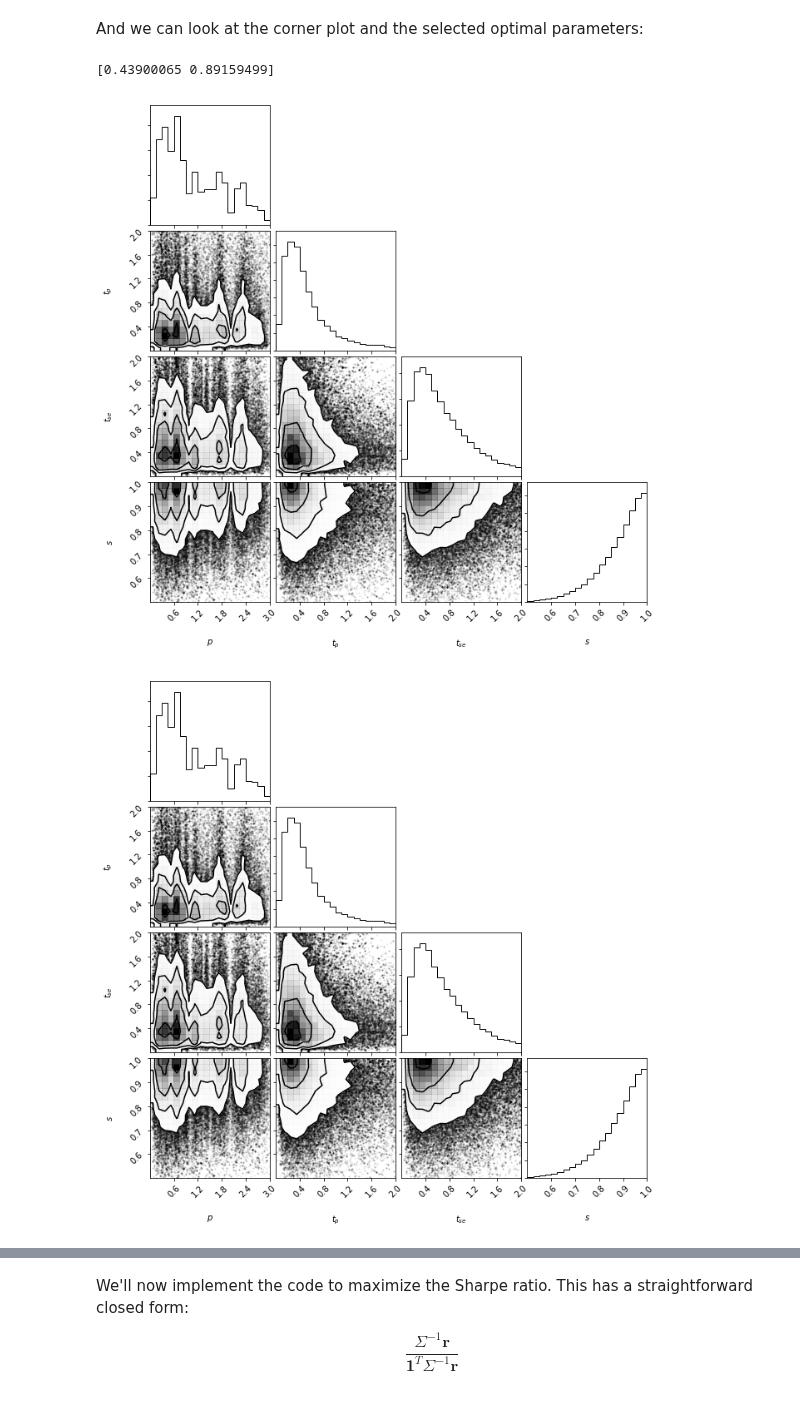
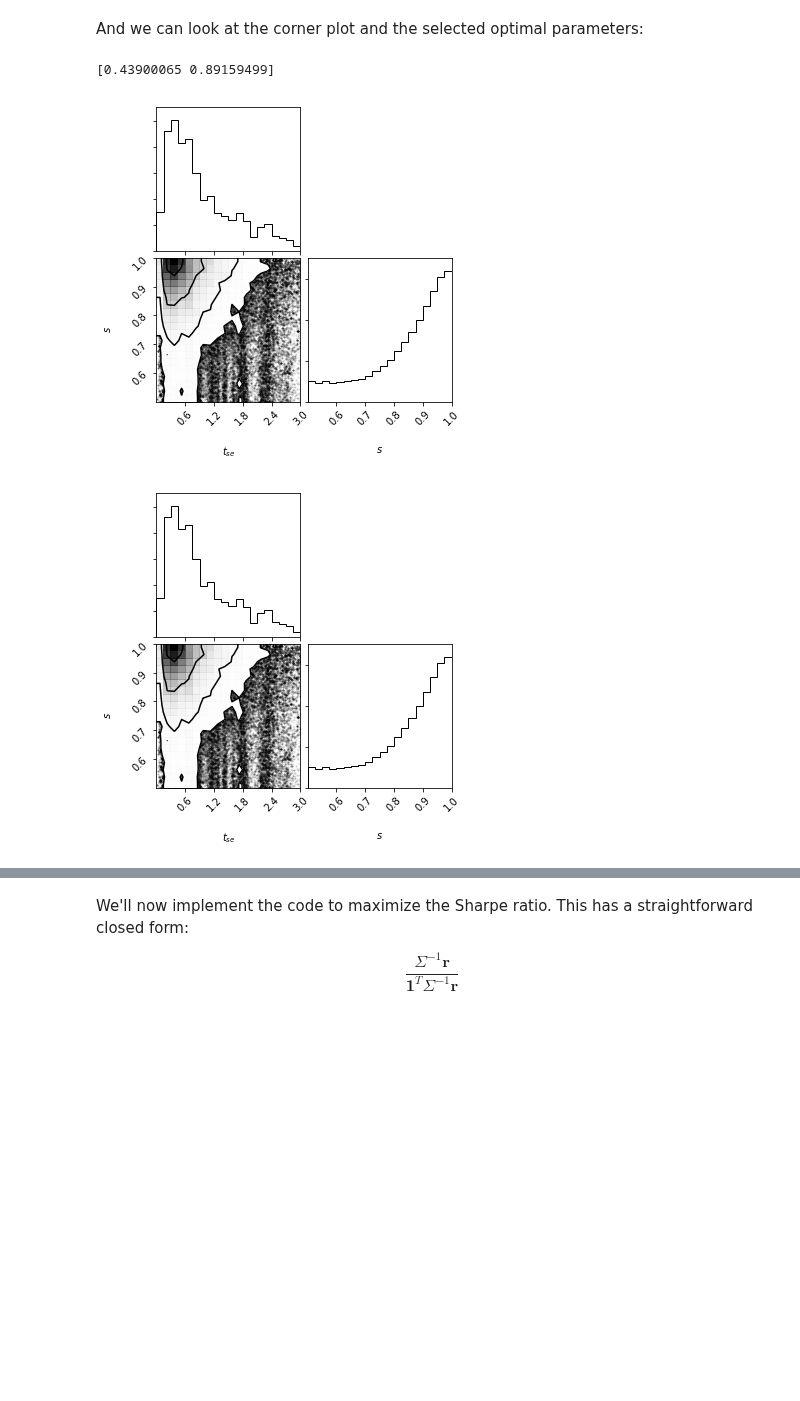
Before and after one commit to wjn0/gwp, a Jupyter notebook: Portfolio selection - cryptocurrencies.ipynb, the cells around one changed output, grey strips where cells are left out. Drawn from its saved outputs; the diff is of its cells as text; code cells hidden in the pictures; blank space fills up the shorter version.

```diff
--- a/Portfolio selection - cryptocurrencies.ipynb
+++ b/Portfolio selection - cryptocurrencies.ipynb
@@ -55,11 +56,11 @@ We can only request 1 crypto symbol at a time. We'll request 3 years of data:
 meth = "histoday"
 
 n_top = 10
-data = {}
+raw_data = {}
 for i in range(n_top):
     params = {}
     params["fsym"] = top[i]
     params["tsym"] = "USD"
     params["limit"] = 1 * 365 + 1
     ru = req_url(meth, params)
-    data[top[i]] = req.get(ru).json()['Data']
+    raw_data[top[i]] = req.get(ru).json()['Data']
@@ -112,8 +144,0 @@ plt.show()
-# %%
-T = 50
-data = np.concatenate((btc[:T, np.newaxis],
-                       eth[:T, np.newaxis],
-                       eos[:T, np.newaxis],
-                       ltc[:T, np.newaxis],
-                       xrp[:T, np.newaxis],
-                       bch[:T, np.newaxis]), axis=1).T
@@ -194,15 +187,17 @@ def ou(t1, t2, params):
     """
     tau = params[0]
 
-    return SIG_VAR * np.exp(-abs(t2 - t1)/tau)
+    return np.exp(-abs(t2 - t1)/tau)
 
 def squared_exponential(t1, t2, params):
     """
-    Squared-exponential kernel.
+    Squared-exponential kernel. This is generally considered the "gold
+    standard" in the GP literature because it is universal - within some
+    assumptions, it can approximate any continuous function.
     """
     tau = params[0]
 
-    return SIG_VAR * np.exp(-0.5*((t1 - t2)/tau)**2)
+    return np.exp(-0.5*((t1 - t2)/tau)**2)
 
 def periodic(t1, t2, params):
     """
@@ -577,35 +589,35 @@ Fitting a GP to a single asset is straightforward:
 numit, nwalkers = 500, 500
 
 gp_per = GP(periodic, nwalkers, 0, 1, 10, 1.1, num_taus=2)
-per_chain = gp_per.fit(data_std[0, :10], numit=numit)
+per_chain = gp_per.fit(price_std[0, :10], numit=numit)
 print("Periodic: {:.2f}".format(gp_per.likelihood(gp_per.optimal_params())))
 
 gp_se = GP(squared_exponential, nwalkers, 0, 1, 10, 1.1)
-se_chain = gp_se.fit(data_std[0, :10], numit=numit)
+se_chain = gp_se.fit(price_std[0, :10], numit=numit)
 print("SE: {:.2f}".format(gp_se.likelihood(gp_se.optimal_params())))
 
 gp_ou = GP(squared_exponential, nwalkers, 0, 1, 10, 1.1)
-ou_chain = gp_ou.fit(data_std[0, :10], numit=numit)
+ou_chain = gp_ou.fit(price_std[0, :10], numit=numit)
 print("OU: {:.2f}".format(gp_ou.likelihood(gp_ou.optimal_params())))
 
 gp_prod = GP(generate_prod_kernel(periodic, squared_exponential, num_taus=(2, 1)),
              nwalkers, 0, 1, 10, 1.1, num_taus=3)
-prod_chain = gp_prod.fit(data_std[0, :10], numit=numit)
+prod_chain = gp_prod.fit(price_std[0, :10], numit=numit)
 print("Periodic * SE: {:.2f}".format(gp_prod.likelihood(gp_prod.optimal_params())))
 
 gp_sum = GP(generate_sum_kernel(periodic, squared_exponential, num_taus=(2, 1)),
             nwalkers, 0, 1, 10, 1.1, num_taus=3)
-sum_chain = gp_sum.fit(data_std[0, :10], numit=numit)
+sum_chain = gp_sum.fit(price_std[0, :10], numit=numit)
 print("Periodic + SE: {:.2f}".format(gp_sum.likelihood(gp_sum.optimal_params())))
 
 gp_prod_ou = GP(generate_prod_kernel(periodic, ou, num_taus=(2, 1)),
              nwalkers, 0, 1, 10, 1.1, num_taus=3)
-prod_chain = gp_prod_ou.fit(data_std[0, :10], numit=numit)
+prod_chain = gp_prod_ou.fit(price_std[0, :10], numit=numit)
 print("Periodic * OU: {:.2f}".format(gp_prod_ou.likelihood(gp_prod_ou.optimal_params())))
 
 gp_sum_ou = GP(generate_sum_kernel(periodic, ou, num_taus=(2, 1)),
             nwalkers, 0, 1, 10, 1.1, num_taus=3)
-sum_chain = gp_sum_ou.fit(data_std[0, :10], numit=numit)
+sum_chain = gp_sum_ou.fit(price_std[0, :10], numit=numit)
 print("Periodic + OU: {:.2f}".format(gp_sum_ou.likelihood(gp_sum_ou.optimal_params())))
 # %% [output]
 Periodic: -7.12
@@ -620,9 +632,9 @@ And we can look at the corner plot and the selected optimal parameters:
 # %%
 print(gp_ou.optimal_params())
 corner.corner(sum_chain[:, 100:, :].reshape(-1, 2), labels=["$t_{se}$", "$s$"],
-              range=[(0., 3.), (0., 2.0), (0., 2.), (0.5, 1.0)])
+              range=[(0., 3.), (0.5, 1.0)])
 # %% [output]
 [0.43900065 0.89159499]
-[figure, old version]
+[figure, new version]
-[figure, old version]
+[figure, new version]
 # %%
```
Also changed, not shown: parts of 36 cells of this notebook.
